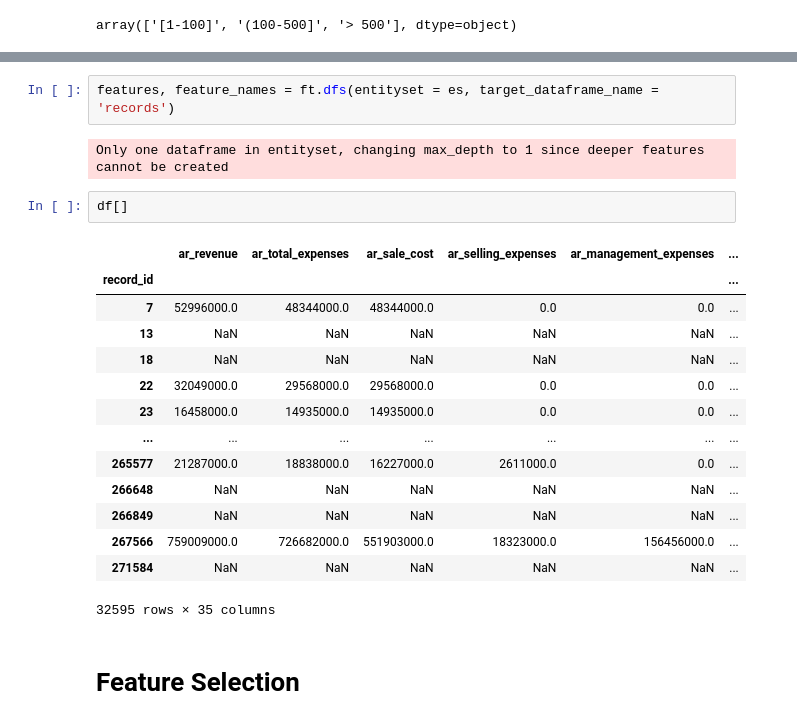
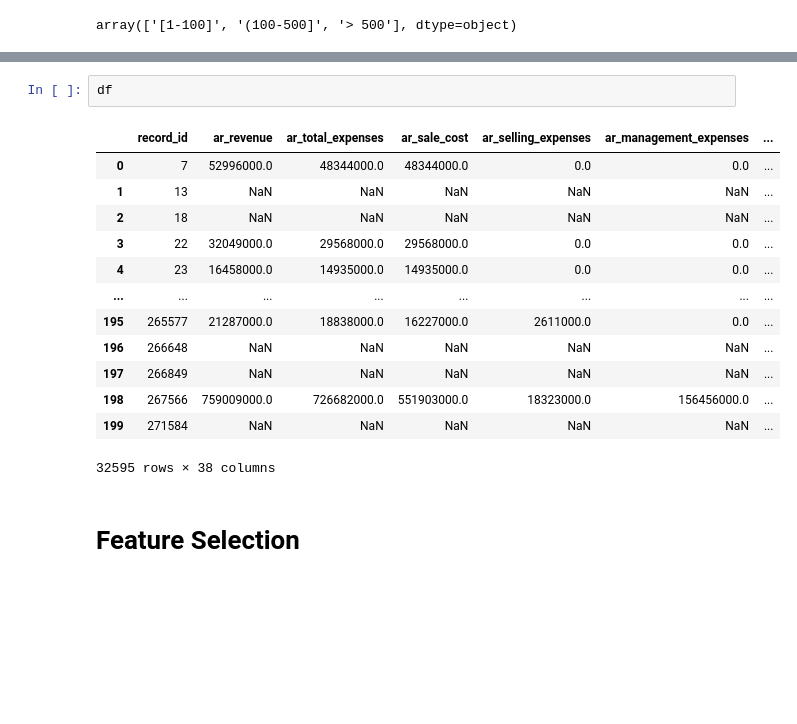
Before and after one commit to NickLitwinow/JuniorRiskDSHomework, a Jupyter notebook: main.ipynb, the cells around one changed output, grey strips where cells are left out. Saved outputs shown, nothing was run; the diff lists cells and outputs as text; blank space fills up the shorter version.

```diff
--- a/main.ipynb
+++ b/main.ipynb
@@ -150,24 +143,19 @@ es = es.add_dataframe(
-# %%
-features, feature_names = ft.dfs(entityset = es, target_dataframe_name = 'records')
-# %% [output]
-Only one dataframe in entityset, changing max_depth to 1 since deeper features cannot be created
 # %%
-df[]
+df
 # %% [output]
-|  | ar_revenue | ar_total_expenses | ar_sale_cost | ar_selling_expenses | ar_management_expenses | ... |
-| record_id |  |  |  |  |  | ... |
-| 7 | 52996000.0 | 48344000.0 | 48344000.0 | 0.0 | 0.0 | ... |
-| 13 | NaN | NaN | NaN | NaN | NaN | ... |
-| 18 | NaN | NaN | NaN | NaN | NaN | ... |
-| 22 | 32049000.0 | 29568000.0 | 29568000.0 | 0.0 | 0.0 | ... |
-| 23 | 16458000.0 | 14935000.0 | 14935000.0 | 0.0 | 0.0 | ... |
-| ... | ... | ... | ... | ... | ... | ... |
-| 265577 | 21287000.0 | 18838000.0 | 16227000.0 | 2611000.0 | 0.0 | ... |
-| 266648 | NaN | NaN | NaN | NaN | NaN | ... |
-| 266849 | NaN | NaN | NaN | NaN | NaN | ... |
-| 267566 | 759009000.0 | 726682000.0 | 551903000.0 | 18323000.0 | 156456000.0 | ... |
-| 271584 | NaN | NaN | NaN | NaN | NaN | ... |
+|  | record_id | ar_revenue | ar_total_expenses | ar_sale_cost | ar_selling_expenses | ar_management_expenses | ... |
+| 0 | 7 | 52996000.0 | 48344000.0 | 48344000.0 | 0.0 | 0.0 | ... |
+| 1 | 13 | NaN | NaN | NaN | NaN | NaN | ... |
+| 2 | 18 | NaN | NaN | NaN | NaN | NaN | ... |
+| 3 | 22 | 32049000.0 | 29568000.0 | 29568000.0 | 0.0 | 0.0 | ... |
+| 4 | 23 | 16458000.0 | 14935000.0 | 14935000.0 | 0.0 | 0.0 | ... |
+| ... | ... | ... | ... | ... | ... | ... | ... |
+| 195 | 265577 | 21287000.0 | 18838000.0 | 16227000.0 | 2611000.0 | 0.0 | ... |
+| 196 | 266648 | NaN | NaN | NaN | NaN | NaN | ... |
+| 197 | 266849 | NaN | NaN | NaN | NaN | NaN | ... |
+| 198 | 267566 | 759009000.0 | 726682000.0 | 551903000.0 | 18323000.0 | 156456000.0 | ... |
+| 199 | 271584 | NaN | NaN | NaN | NaN | NaN | ... |
-32595 rows × 35 columns
+32595 rows × 38 columns
 # %% [markdown]
 # Feature Selection
 # %% [markdown]
```
Also changed, not shown: parts of 9 cells of this notebook, 32 other files.
